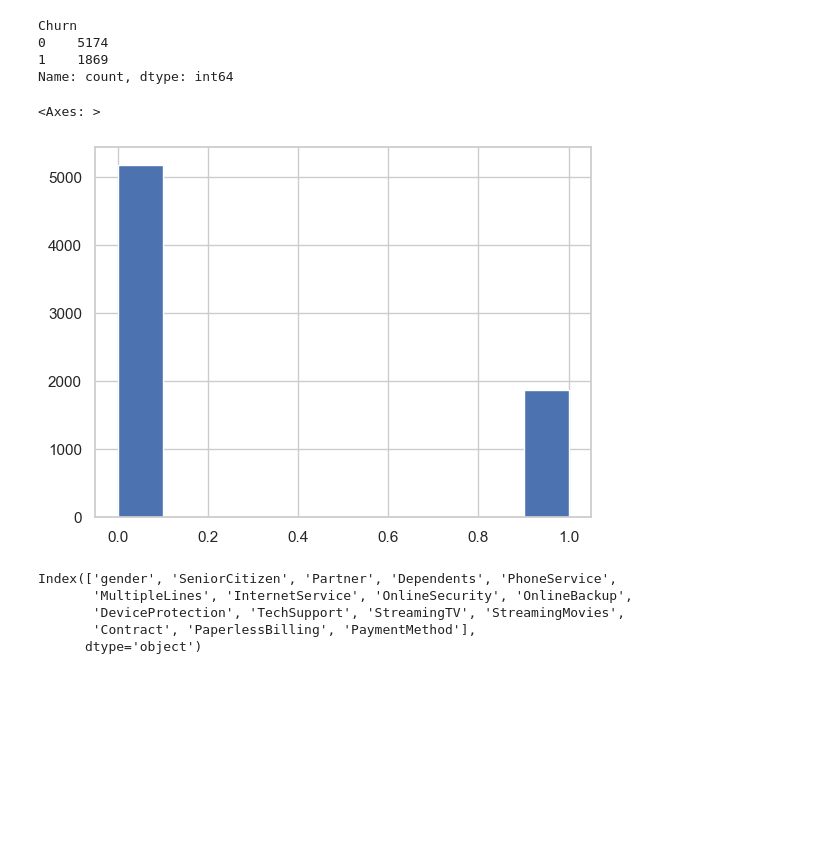
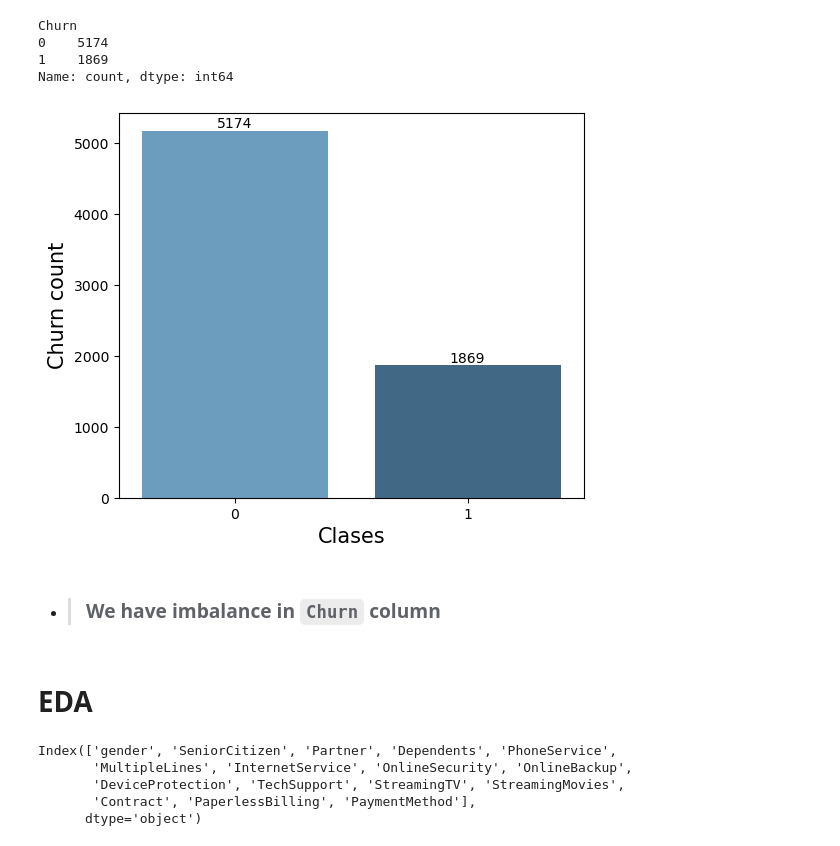
Before and after one commit to Joseph-Essa/Customer_Churn_Prediction, a Jupyter notebook: Customer_Churn_Prediction.ipynb, the cells around one changed output. Saved outputs shown, nothing was run; the diff lists cells and outputs as text; code cells hidden in the pictures; blank space fills up the shorter version.

```diff
--- a/Customer_Churn_Prediction.ipynb
+++ b/Customer_Churn_Prediction.ipynb
@@ -230,13 +253,21 @@ Churn
 0    5174
 1    1869
 Name: count, dtype: int64
-# %%
-df['Churn'].hist()
-# %% [output]
-<Axes: >
-[figure, removed]
+# %%
+plt.figure(figsize=(6,5))
+ax = sns.countplot(x = 'Churn', data = df,palette='Blues_d')
+ax.bar_label(ax.containers[0], label_type = 'edge',)
+plt.xlabel("Clases", fontsize = 15)
+plt.ylabel("Churn count", fontsize = 15)
+plt.show()
+# %% [output]
+[figure, added]
+# %% [markdown]
+* > ### We have imbalance in `Churn` column
 # %%
 df['SeniorCitizen'] = df['SeniorCitizen'].astype(object)
+# %% [markdown]
+# EDA
 # %%
 df.select_dtypes(include='object').columns
 # %% [output]
```
Also changed, not shown: parts of 36 cells of this notebook.
